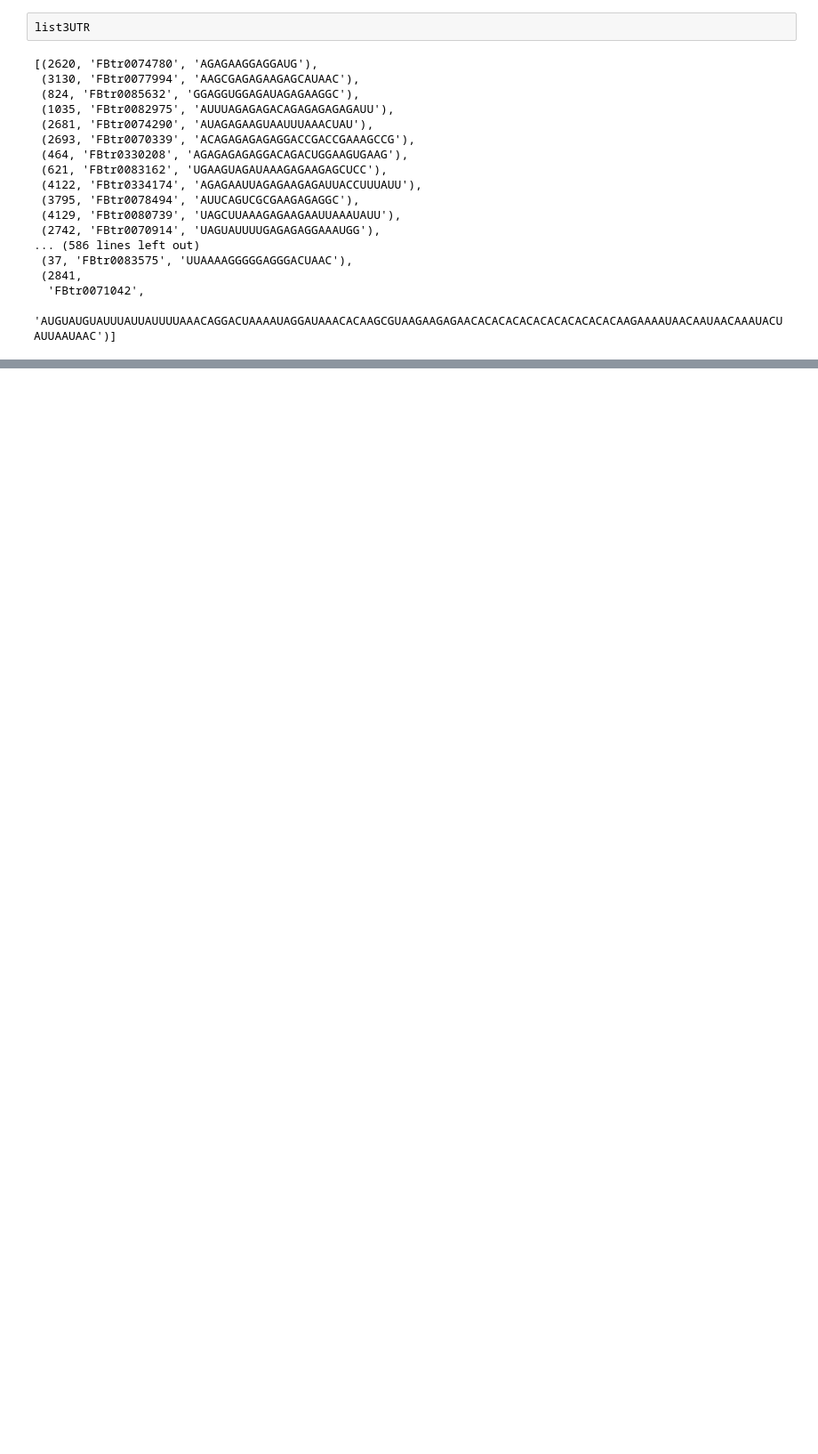
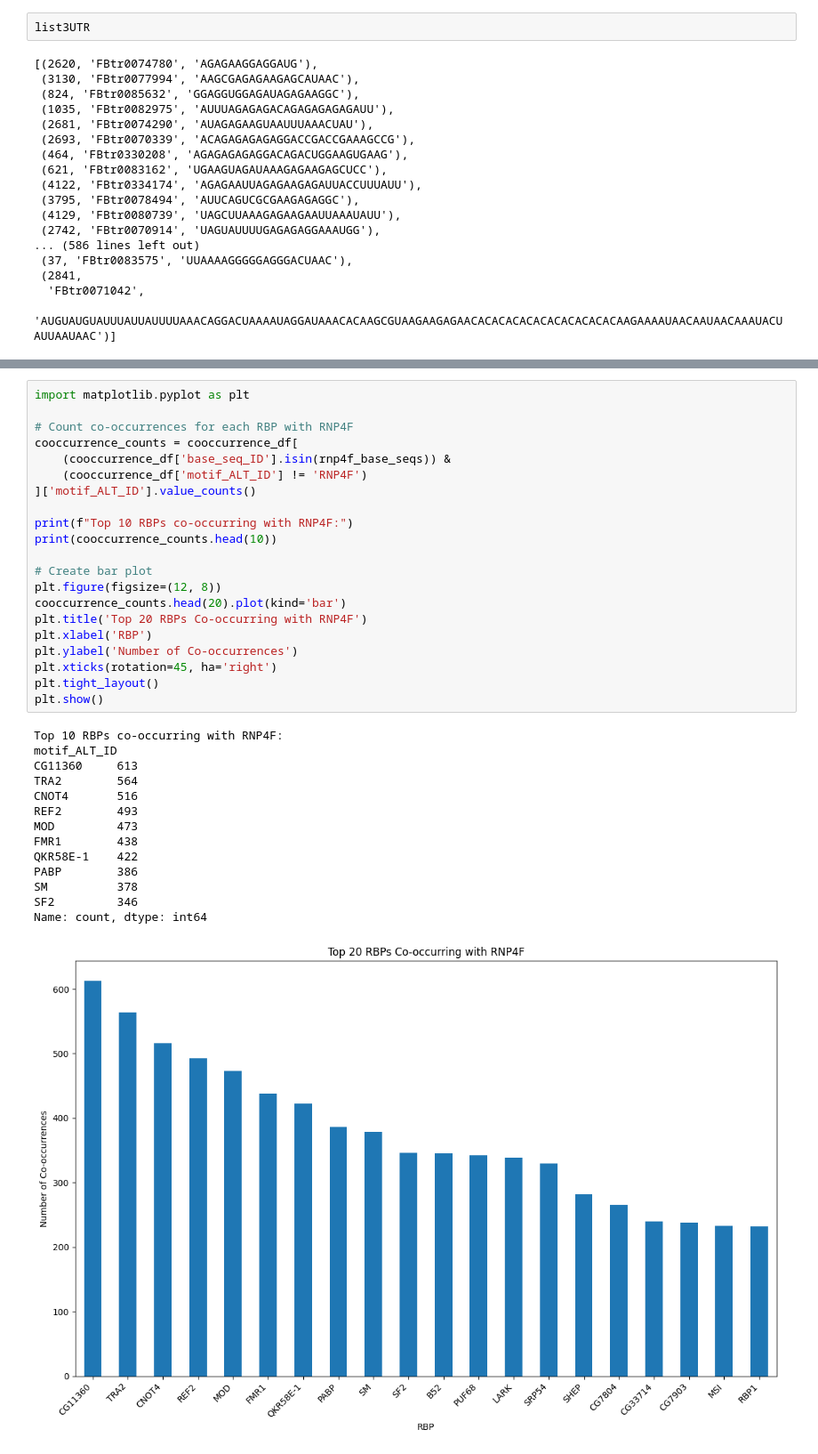
Before and after one commit to ManchesterBioinference/mRNA_LLM, a Jupyter notebook: notebooks/explorativeJupyterNotebooks/exploreRNP4F.ipynb, the cells around one changed output, grey strips where cells are left out. Shown at 89% size. Drawn from its saved outputs; the diff is of its cells as text; blank space fills up the shorter version.

```diff
--- a/notebooks/explorativeJupyterNotebooks/exploreRNP4F.ipynb
+++ b/notebooks/explorativeJupyterNotebooks/exploreRNP4F.ipynb
@@ -182,0 +278,36 @@ list3UTR
+# %%
+import matplotlib.pyplot as plt
+
+# Count co-occurrences for each RBP with RNP4F
+cooccurrence_counts = cooccurrence_df[
+    (cooccurrence_df['base_seq_ID'].isin(rnp4f_base_seqs)) &
+    (cooccurrence_df['motif_ALT_ID'] != 'RNP4F')
+]['motif_ALT_ID'].value_counts()
+
+print(f"Top 10 RBPs co-occurring with RNP4F:")
+print(cooccurrence_counts.head(10))
+
+# Create bar plot
+plt.figure(figsize=(12, 8))
+cooccurrence_counts.head(20).plot(kind='bar')
+plt.title('Top 20 RBPs Co-occurring with RNP4F')
+plt.xlabel('RBP')
+plt.ylabel('Number of Co-occurrences')
+plt.xticks(rotation=45, ha='right')
+plt.tight_layout()
+plt.show()
+# %% [output]
+Top 10 RBPs co-occurring with RNP4F:
+motif_ALT_ID
+CG11360     613
+TRA2        564
+CNOT4       516
+REF2        493
+MOD         473
+FMR1        438
+QKR58E-1    422
+PABP        386
+SM          378
+SF2         346
+Name: count, dtype: int64
+[figure, added]
```
Also changed, not shown: parts of 13 cells of this notebook, 9 other files.
